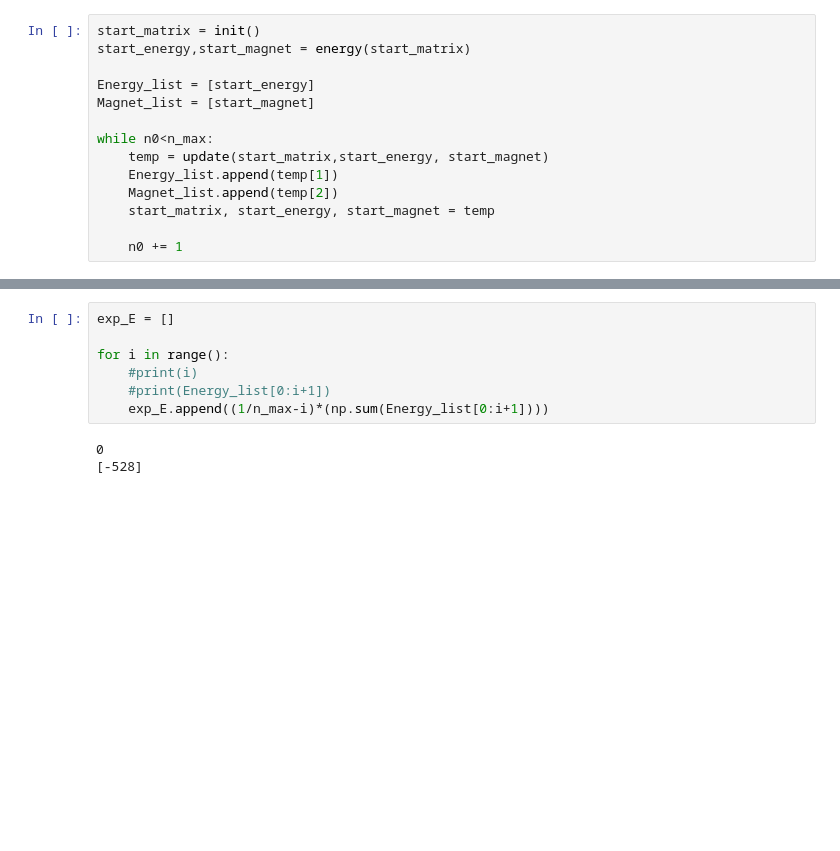
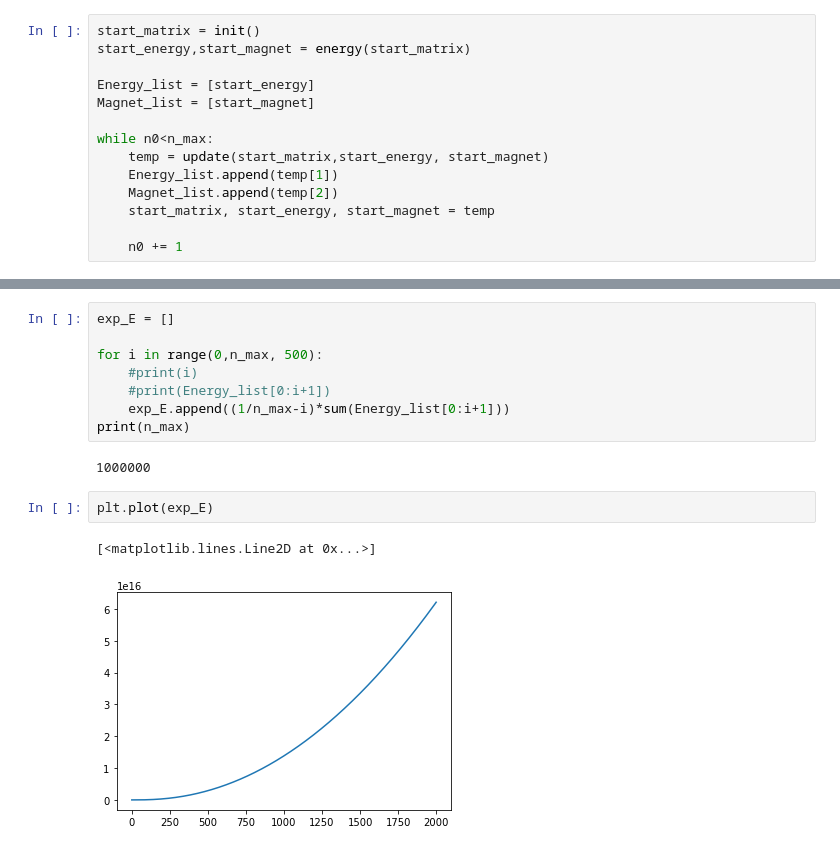
Before and after one commit to akjoelhede/Complex-Physics, a Jupyter notebook: Ising_model.ipynb, the cells around one changed output, grey strips where cells are left out. Cells and saved outputs as stored; diff of their text form; blank space fills up the shorter version.

```diff
--- a/Ising_model.ipynb
+++ b/Ising_model.ipynb
@@ -119,10 +119,15 @@ plt.imshow(init())
 # %%
 exp_E = []
 
-for i in range():
+for i in range(0,n_max, 500):
 	#print(i)
 	#print(Energy_list[0:i+1])
-	exp_E.append((1/n_max-i)*(np.sum(Energy_list[0:i+1])))
+	exp_E.append((1/n_max-i)*sum(Energy_list[0:i+1]))
+print(n_max)
 # %% [output]
-0
-[-528]
+1000000
+# %%
+plt.plot(exp_E)
+# %% [output]
+[<matplotlib.lines.Line2D at 0x...>]
+[figure, added]
```
Also changed, not shown: parts of 5 cells of this notebook.
